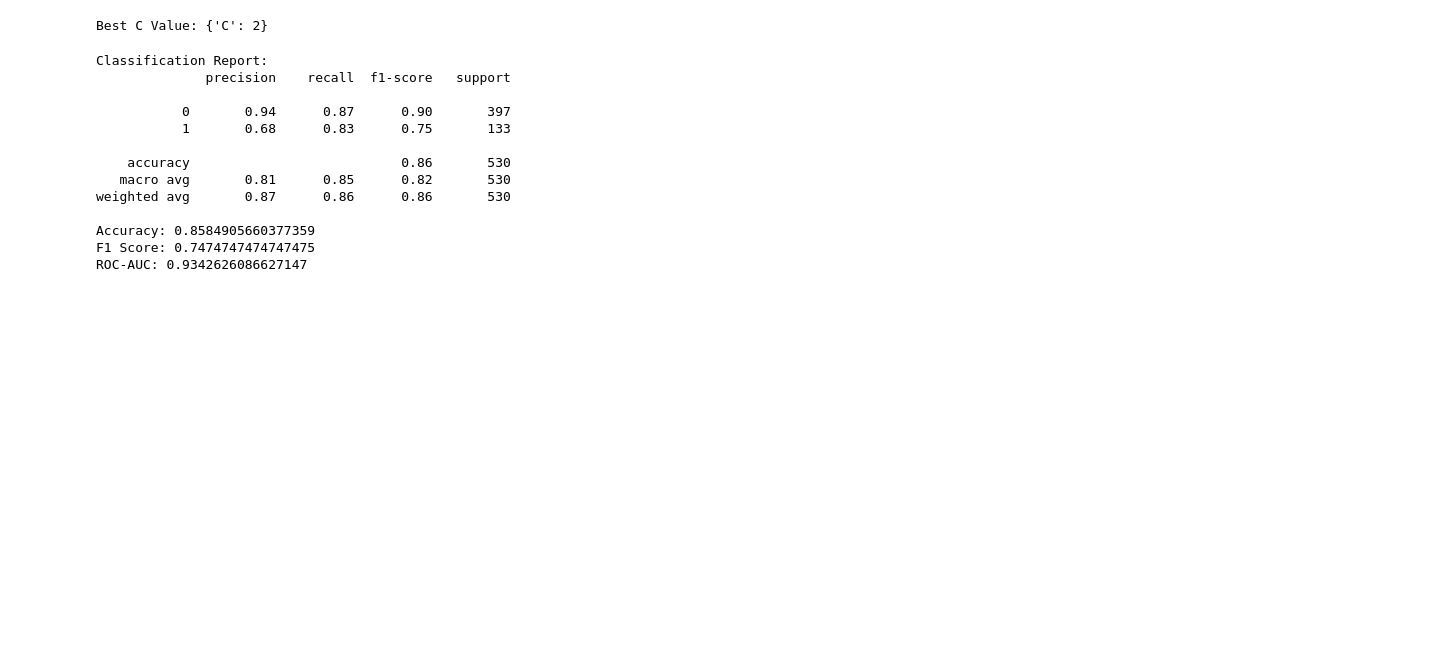
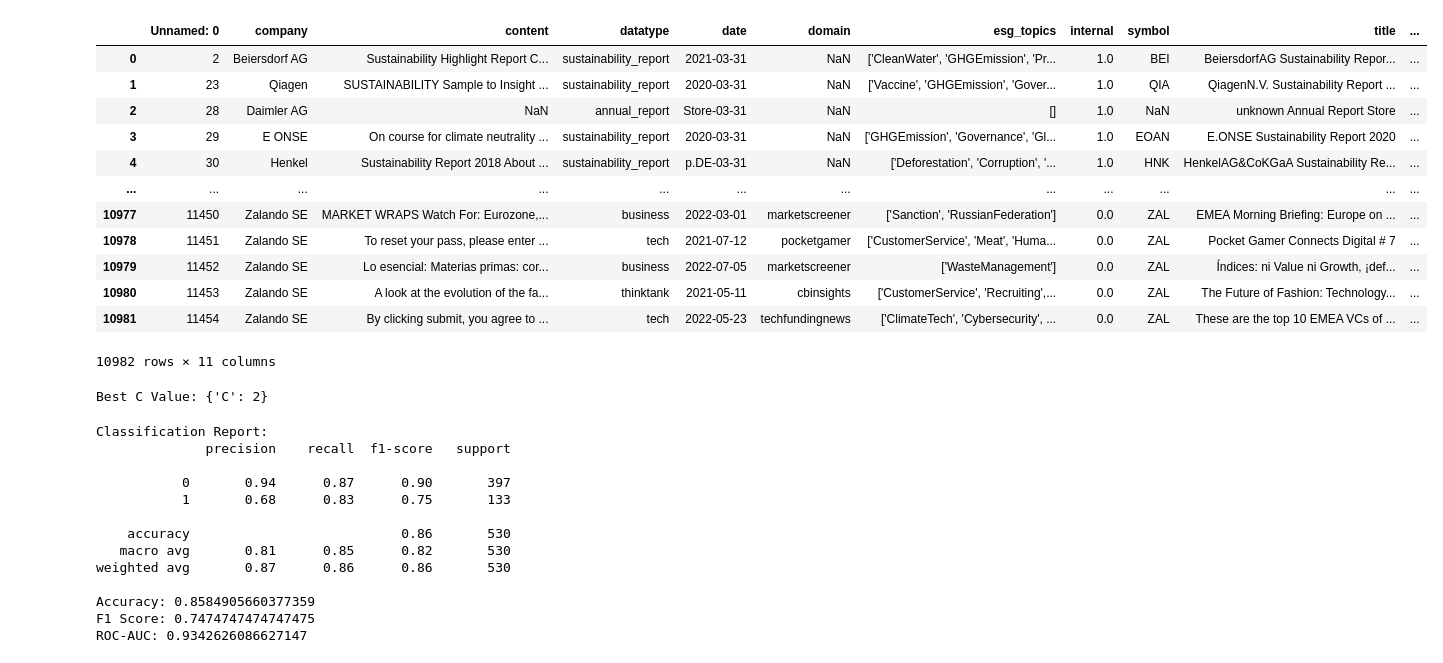
Before and after one commit to Nimishasree24/domain-project, a Jupyter notebook: ESG.ipynb, the cells around one changed output. Cells and saved outputs as stored; diff of their text form; code cells hidden in the pictures; blank space fills up the shorter version.

```diff
--- a/ESG.ipynb
+++ b/ESG.ipynb
@@ -45,3 +94,23 @@ esg_docs_df = pd.read_csv(
+# %%
+esg_docs_df = pd.read_csv(
+    r"C:\Users\asus\Desktop\ESG green washing detection\esg_documents_for_dax_companies.csv",
+    sep="|", engine="python", quoting=3, on_bad_lines="skip"
+)
+esg_docs_df
+# %% [output]
+|  | Unnamed: 0 | company | content | datatype | date | domain | esg_topics | internal | symbol | title | ... |
+| 0 | 2 | Beiersdorf AG | Sustainability Highlight Report C... | sustainability_report | 2021-03-31 | NaN | ['CleanWater', 'GHGEmission', 'Pr... | 1.0 | BEI | BeiersdorfAG Sustainability Repor... | ... |
+| 1 | 23 | Qiagen | SUSTAINABILITY Sample to Insight ... | sustainability_report | 2020-03-31 | NaN | ['Vaccine', 'GHGEmission', 'Gover... | 1.0 | QIA | QiagenN.V. Sustainability Report ... | ... |
+| 2 | 28 | Daimler AG | NaN | annual_report | Store-03-31 | NaN | [] | 1.0 | NaN | unknown Annual Report Store | ... |
+| 3 | 29 | E ONSE | On course for climate neutrality ... | sustainability_report | 2020-03-31 | NaN | ['GHGEmission', 'Governance', 'Gl... | 1.0 | EOAN | E.ONSE Sustainability Report 2020 | ... |
+| 4 | 30 | Henkel | Sustainability Report 2018 About ... | sustainability_report | p.DE-03-31 | NaN | ['Deforestation', 'Corruption', '... | 1.0 | HNK | HenkelAG&CoKGaA Sustainability Re... | ... |
+| ... | ... | ... | ... | ... | ... | ... | ... | ... | ... | ... | ... |
+| 10977 | 11450 | Zalando SE | MARKET WRAPS Watch For: Eurozone,... | business | 2022-03-01 | marketscreener | ['Sanction', 'RussianFederation'] | 0.0 | ZAL | EMEA Morning Briefing: Europe on ... | ... |
+| 10978 | 11451 | Zalando SE | To reset your pass, please enter ... | tech | 2021-07-12 | pocketgamer | ['CustomerService', 'Meat', 'Huma... | 0.0 | ZAL | Pocket Gamer Connects Digital # 7 | ... |
+| 10979 | 11452 | Zalando SE | Lo esencial: Materias primas: cor... | business | 2022-07-05 | marketscreener | ['WasteManagement'] | 0.0 | ZAL | Índices: ni Value ni Growth, ¡def... | ... |
+| 10980 | 11453 | Zalando SE | A look at the evolution of the fa... | thinktank | 2021-05-11 | cbinsights | ['CustomerService', 'Recruiting',... | 0.0 | ZAL | The Future of Fashion: Technology... | ... |
+| 10981 | 11454 | Zalando SE | By clicking submit, you agree to ... | tech | 2022-05-23 | techfundingnews | ['ClimateTech', 'Cybersecurity', ... | 0.0 | ZAL | These are the top 10 EMEA VCs of ... | ... |
+10982 rows × 11 columns
 # %%
 # Merge and shuffle
 df = pd.concat([train_df, valid_df, test_df], axis=0)
```
Also changed, not shown: parts of 6 cells of this notebook, 2 other files.
